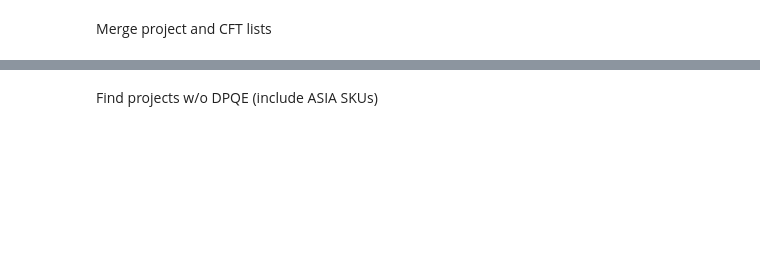
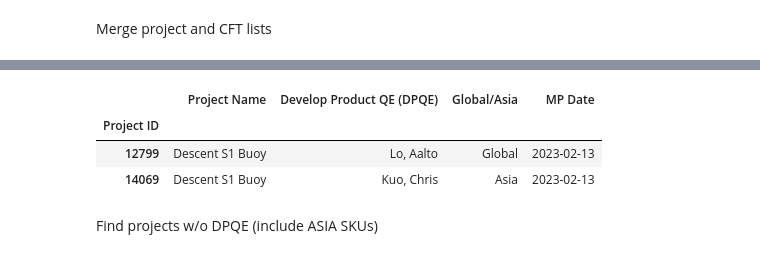
Before and after one commit to CPWRF/Projects, a Jupyter notebook: GMLA loading analysis/PMsystem_PRweb/LoadingAnalysis_PRweb _PMsystem.ipynb, the cells around one changed output, grey strips where cells are left out. Cells and saved outputs as stored; diff of their text form; code cells hidden in the pictures; blank space fills up the shorter version.

```diff
--- a/GMLA loading analysis/PMsystem_PRweb/LoadingAnalysis_PRweb _PMsystem.ipynb
+++ b/GMLA loading analysis/PMsystem_PRweb/LoadingAnalysis_PRweb _PMsystem.ipynb
@@ -86,0 +97,8 @@ ww_asia.set_index('Project Name')
+# %%
+# Find projects have different DPQE
+ww_asia_diff[~ww_asia_diff.duplicated(subset=['Project Name','Develop  Product QE (DPQE)'],keep=False)]
+# %% [output]
+|  | Project Name | Develop Product QE (DPQE) | Global/Asia | MP Date |
+| Project ID |  |  |  |  |
+| 12799 | Descent S1 Buoy | Lo, Aalto | Global | 2023-02-13 |
+| 14069 | Descent S1 Buoy | Kuo, Chris | Asia | 2023-02-13 |
```
Also changed, not shown: parts of 10 cells of this notebook, 2 other files.
